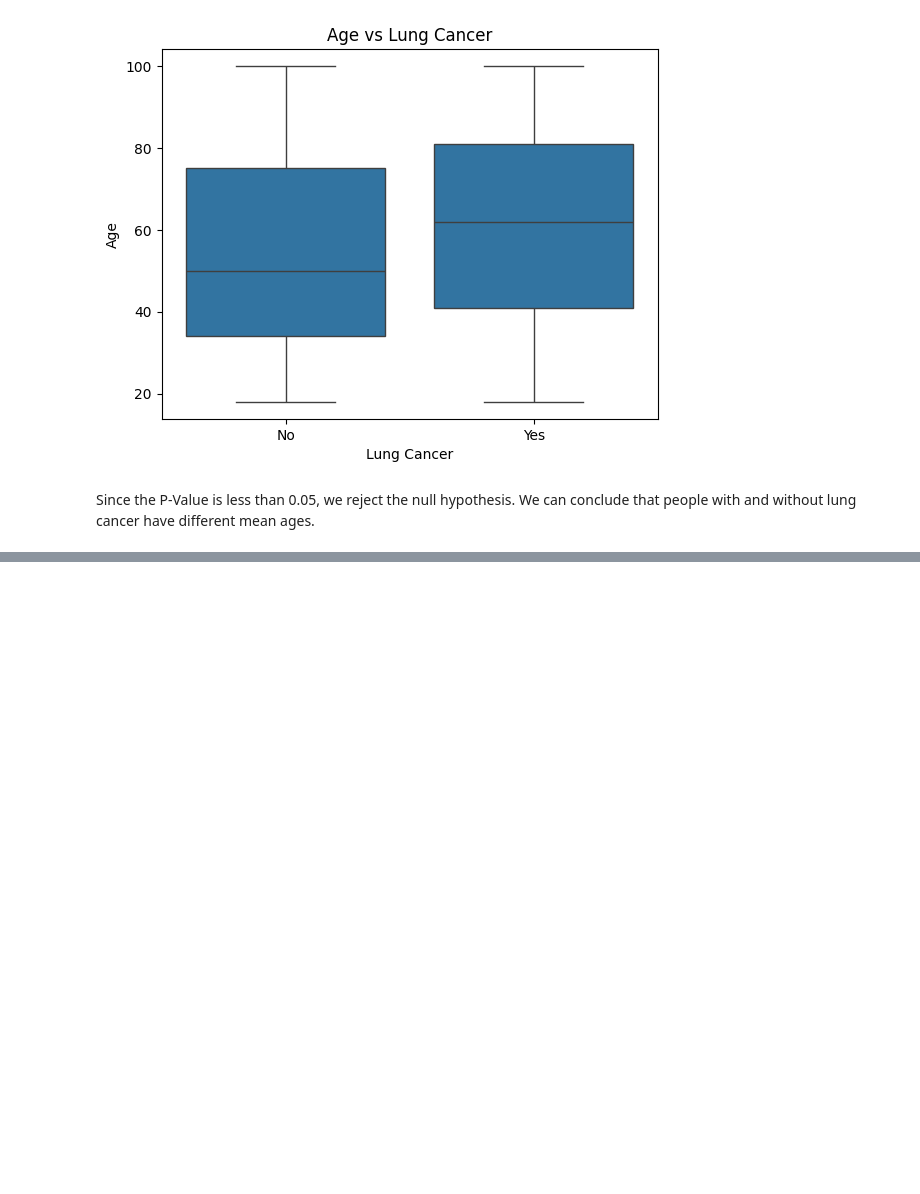
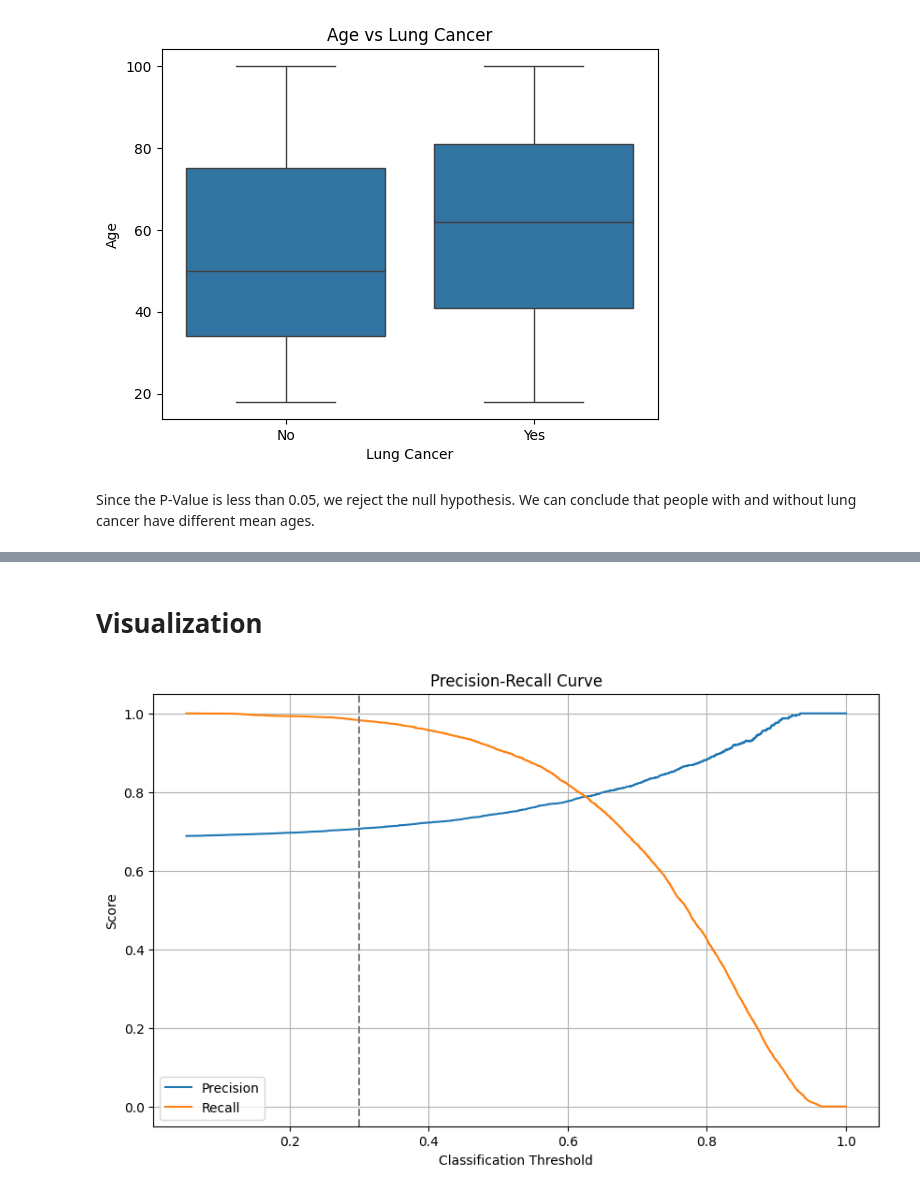
Before and after one commit to psyme1/psyme1.github.io, a Jupyter notebook: CMSC320_Lung_cancer_dataset.ipynb, the cells around one changed output, grey strips where cells are left out. Cells and saved outputs as stored; diff of their text form; code cells hidden in the pictures; blank space fills up the shorter version.

```diff
--- a/CMSC320_Lung_cancer_dataset.ipynb
+++ b/CMSC320_Lung_cancer_dataset.ipynb
@@ -282,0 +601,25 @@ Overall, this analysis suggests that age is significantly associated with lung c
+# %% [markdown]
+# Visualization
+# %%
+import matplotlib.pyplot as plt
+from sklearn.metrics import precision_recall_curve
+#predict probabilities
+y_scores = results.predict(X_test)
+precision, recall, thresholds = precision_recall_curve(y_test, y_scores)
+# necessary to balance all 3 arrays
+t = np.append(thresholds, 1)
+plt.figure(figsize=(10, 6))
+#plot precision and recall
+plt.plot(t, precision, label='Precision')
+plt.plot(t, recall, label='Recall')
+
+# Marking our used threshold (0.3)
+plt.axvline(x=0.3, color='gray', linestyle='--')
+plt.ylabel("Score")
+plt.xlabel('Classification Threshold')
+plt.title('Precision-Recall Curve')
+plt.legend()
+plt.grid(True)
+plt.show()
+# %% [output]
+[figure, added]
```
Also changed, not shown: parts of 66 cells of this notebook.
